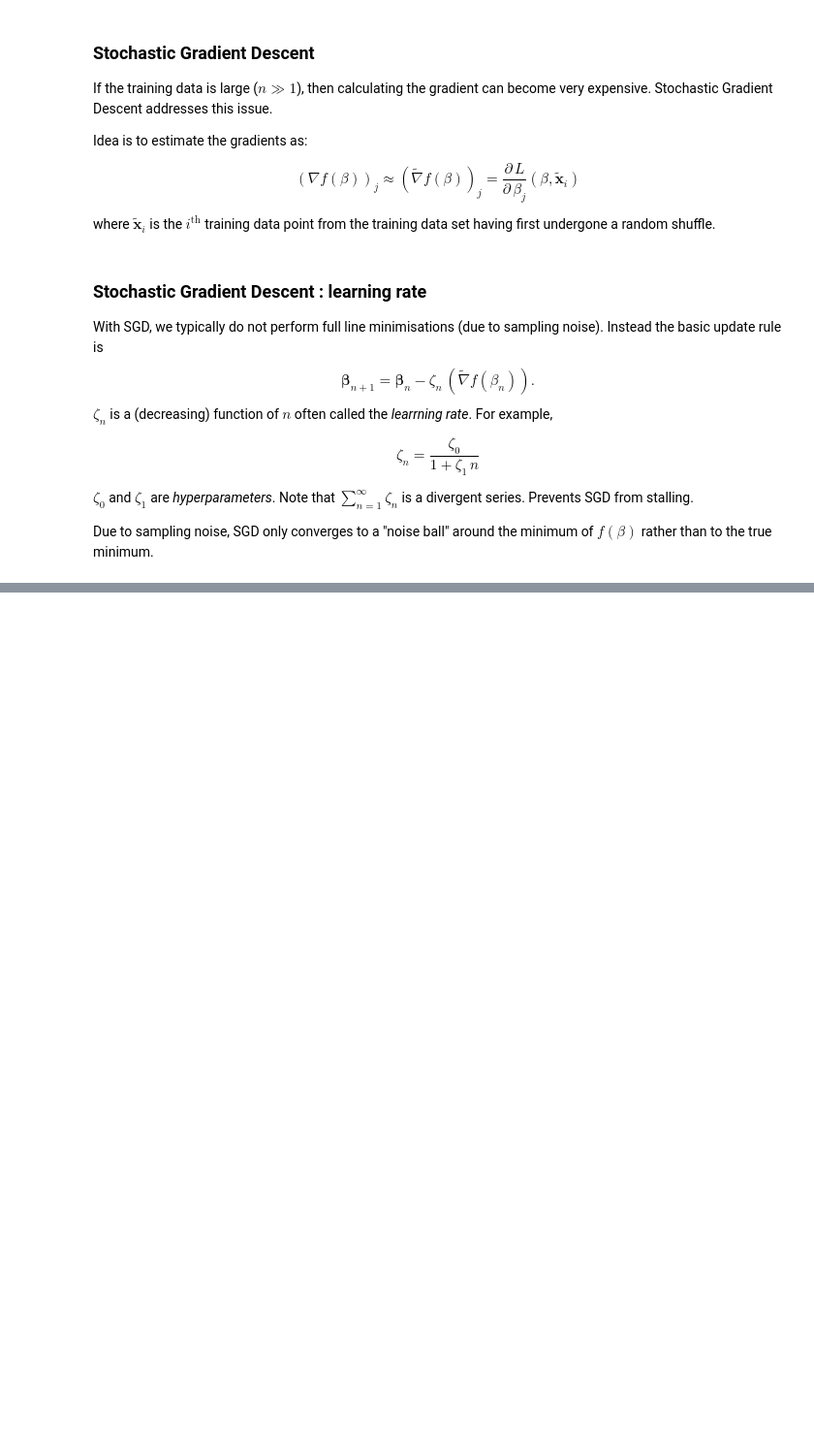
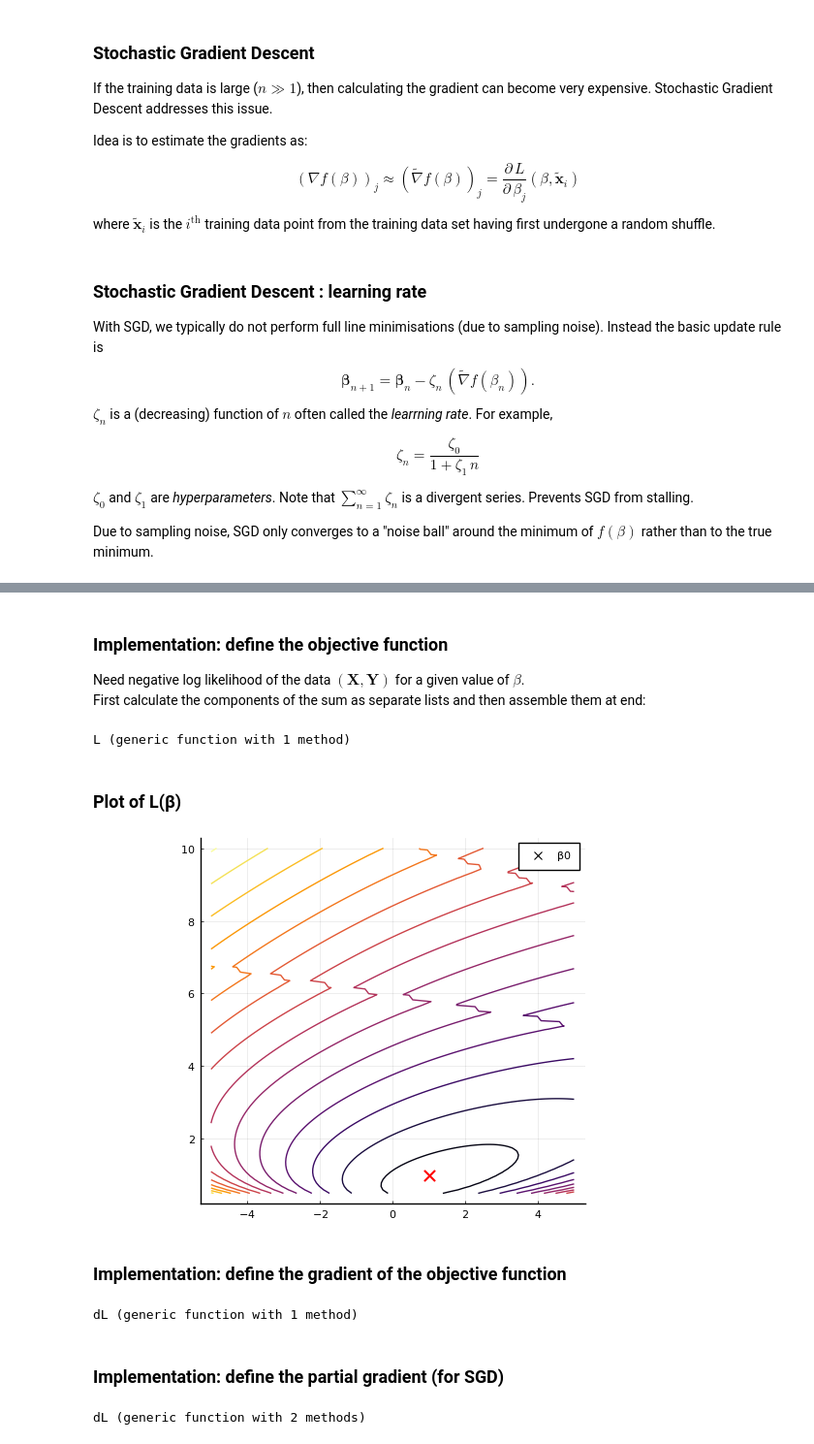
Before and after one commit to colm-connaughton/MA934-slides, a Jupyter notebook: slides 6 - nonlinear optimisation.ipynb, the cells around one changed output, grey strips where cells are left out. Shown at 97% size. Cells and saved outputs as stored; diff of their text form; code cells hidden in the pictures; blank space fills up the shorter version.

```diff
--- a/slides 6 - nonlinear optimisation.ipynb
+++ b/slides 6 - nonlinear optimisation.ipynb
@@ -451,0 +538,13 @@ Due to sampling noise, SGD only converges to a "noise ball" around the minimum o
+# %%
+n = 1000 # Number of data points
+xrange = [-20.0, 20.0] # Range of values for x
+β0 = [1.0, 1.0] # True parameter values
+
+sigmoid(x) = 1.0/(1.0+exp(-x))
+
+# Generate some data
+Random.seed!(2)
+X = zeros(n,2)
+X[:,1] .= 1.0
+X[:,2] = rand(Uniform(xrange[1], xrange[2]), n)
+Y = [rand(Bernoulli(sigmoid(β0⋅X[i,:]))) for i in 1:n]
@@ -451,0 +569,48 @@ Due to sampling noise, SGD only converges to a "noise ball" around the minimum o
+# %% [markdown]
+### Implementation: define the objective function
+
+Need negative log likelihood of the data $(\mathbf{X}, \mathbf{Y})$ for a given value of $\beta$.
+First calculate the components of the sum as separate lists and then assemble them at end:
+# %%
+function L(β)
+    S = [ sigmoid(β⋅X[i,:]) for i in 1:n]
+    # It *can* happen that S[i]==0.0 or 1.0 due to finite precision. This needs to
+    # be handled separately to avoid log(0). Use the ? :  ternary operator
+    A1 = [S[i] == 0.0 ? 0.0 : Y[i]*log(S[i]) for i in 1:n]
+    A2 = [S[i] == 1.0 ? 0.0 : (1-Y[i])*log(1.0-S[i]) for i in 1:n]
+    A = [A1[i] + A2[i] for i in 1:n]
+    return -1.0*sum(A)
+end
+# %% [output]
+L (generic function with 1 method)
+# %% [markdown]
+### Plot of L(β)
+# %%
+p = figures.contour_plot(L, [-5.0,5.0], [0.5, 10.0])
+scatter!([β0[1]],[β0[2]], marker=:x, markersize=8, label="β0",  color=:red)
+# %% [output]
+[figure, added]
+# %% [markdown]
+### Implementation: define the gradient of the objective function
+# %%
+# Define the gradient of the likelihood function with respect to β
+function dL(β)
+    S = [ sigmoid(β⋅X[i,:]) for i in 1:n]
+    A1 = [(S[i] - Y[i])*X[i,1] for i in 1:n]
+    A2 = [(S[i] - Y[i])*X[i,2] for i in 1:n]
+    return [sum(A1), sum(A2)]
+end
+# %% [output]
+dL (generic function with 1 method)
+# %% [markdown]
+### Implementation: define the partial gradient (for SGD)
+# %%
+# Define the ith partial gradient of the likelihood function with respect to β
+function dL(β,i)
+    S = sigmoid(β⋅X[i,:])
+    A1 = (S - Y[i])*X[i,1]
+    A2 = (S - Y[i])*X[i,2]
+    return [A1, A2]
+end
+# %% [output]
+dL (generic function with 2 methods)
```
Also changed, not shown: parts of 25 cells of this notebook, 9 other files.
